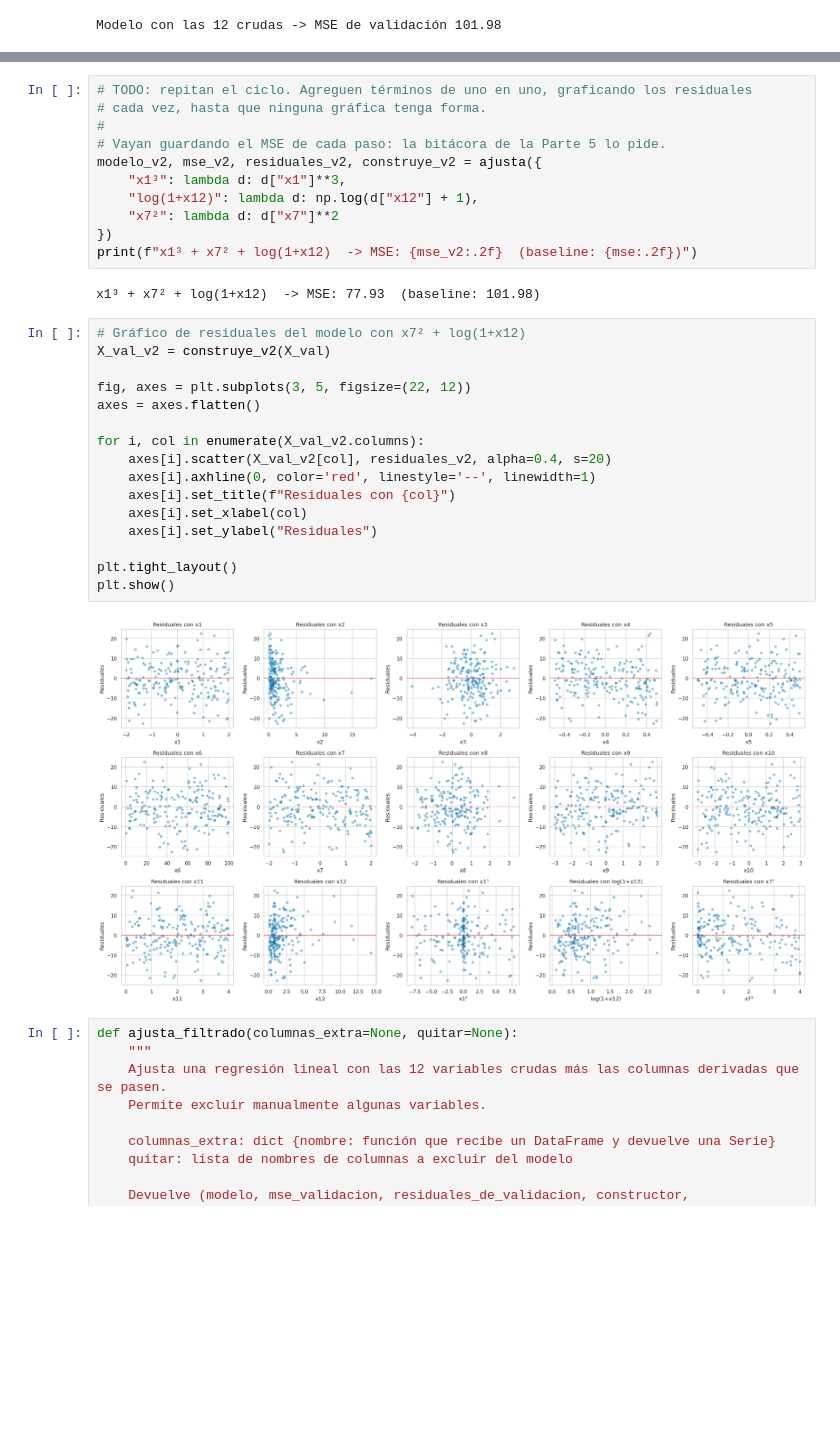
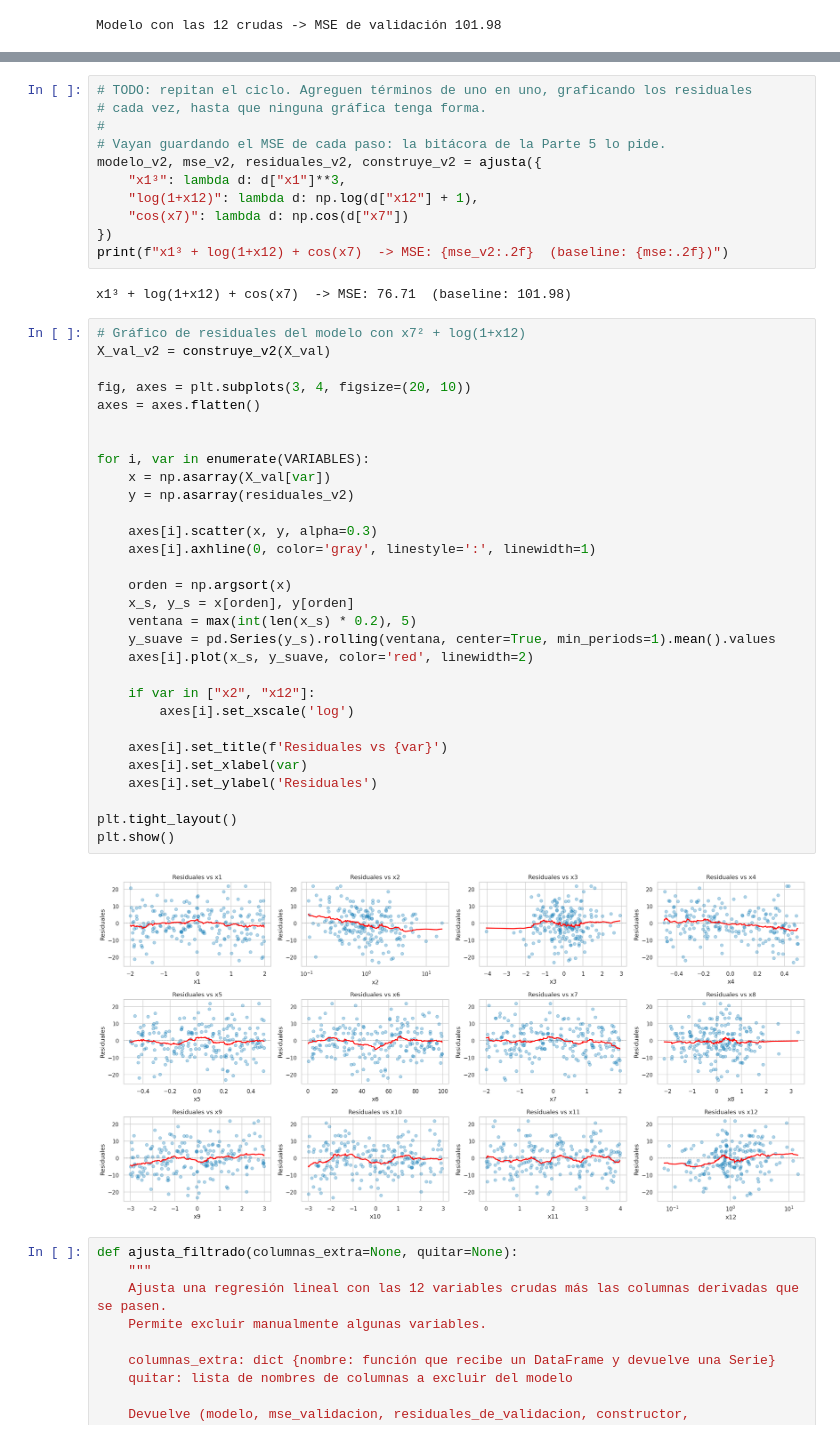
Before and after one commit to lafarch/mineria_datos, a Jupyter notebook: tareas/tarea_01_aproximacion_funcion.ipynb, the cells around one changed output, grey strips where cells are left out. Cells and saved outputs as stored; diff of their text form; blank space fills up the shorter version.

```diff
--- a/tareas/tarea_01_aproximacion_funcion.ipynb
+++ b/tareas/tarea_01_aproximacion_funcion.ipynb
@@ -441,29 +494,43 @@ x6²        -> MSE: 101.23  (baseline: 101.98)
 modelo_v2, mse_v2, residuales_v2, construye_v2 = ajusta({
     "x1³": lambda d: d["x1"]**3,
     "log(1+x12)": lambda d: np.log(d["x12"] + 1),
-    "x7²": lambda d: d["x7"]**2
+    "cos(x7)": lambda d: np.cos(d["x7"])
 })
-print(f"x1³ + x7² + log(1+x12)  -> MSE: {mse_v2:.2f}  (baseline: {mse:.2f})")
+print(f"x1³ + log(1+x12) + cos(x7)  -> MSE: {mse_v2:.2f}  (baseline: {mse:.2f})")
 # %% [output]
-x1³ + x7² + log(1+x12)  -> MSE: 77.93  (baseline: 101.98)
+x1³ + log(1+x12) + cos(x7)  -> MSE: 76.71  (baseline: 101.98)
 # %%
 # Gráfico de residuales del modelo con x7² + log(1+x12)
 X_val_v2 = construye_v2(X_val)
 
-fig, axes = plt.subplots(3, 5, figsize=(22, 12))
+fig, axes = plt.subplots(3, 4, figsize=(20, 10))
 axes = axes.flatten()
 
-for i, col in enumerate(X_val_v2.columns):
-    axes[i].scatter(X_val_v2[col], residuales_v2, alpha=0.4, s=20)
-    axes[i].axhline(0, color='red', linestyle='--', linewidth=1)
-    axes[i].set_title(f"Residuales con {col}")
-    axes[i].set_xlabel(col)
-    axes[i].set_ylabel("Residuales")
+
+for i, var in enumerate(VARIABLES):
+    x = np.asarray(X_val[var])
+    y = np.asarray(residuales_v2)
+
+    axes[i].scatter(x, y, alpha=0.3)
+    axes[i].axhline(0, color='gray', linestyle=':', linewidth=1)
+
+    orden = np.argsort(x)
+    x_s, y_s = x[orden], y[orden]
+    ventana = max(int(len(x_s) * 0.2), 5)
+    y_suave = pd.Series(y_s).rolling(ventana, center=True, min_periods=1).mean().values
+    axes[i].plot(x_s, y_suave, color='red', linewidth=2)
+
+    if var in ["x2", "x12"]:
+        axes[i].set_xscale('log')
+
+    axes[i].set_title(f'Residuales vs {var}')
+    axes[i].set_xlabel(var)
+    axes[i].set_ylabel('Residuales')
 
 plt.tight_layout()
 plt.show()
 # %% [output]
-[figure, old version]
+[figure, new version]
 # %%
 def ajusta_filtrado(columnas_extra=None, quitar=None):
     """
```
Also changed, not shown: parts of 17 cells of this notebook, 1 other file.
